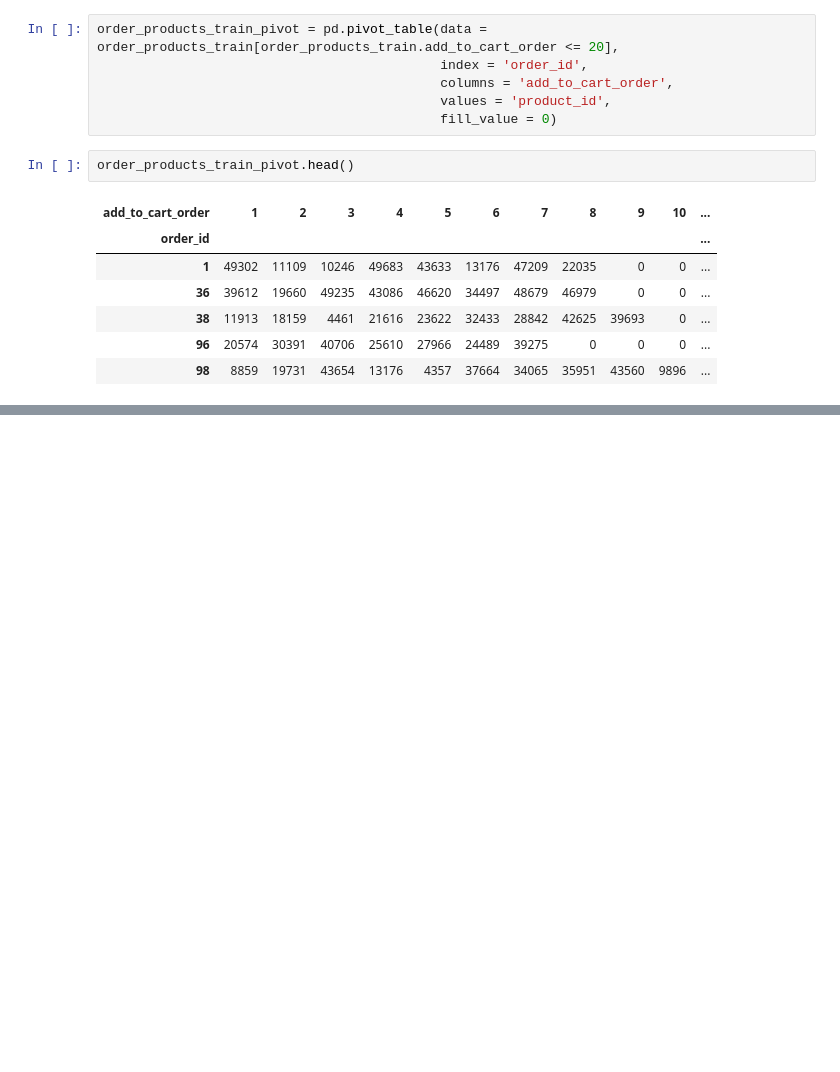
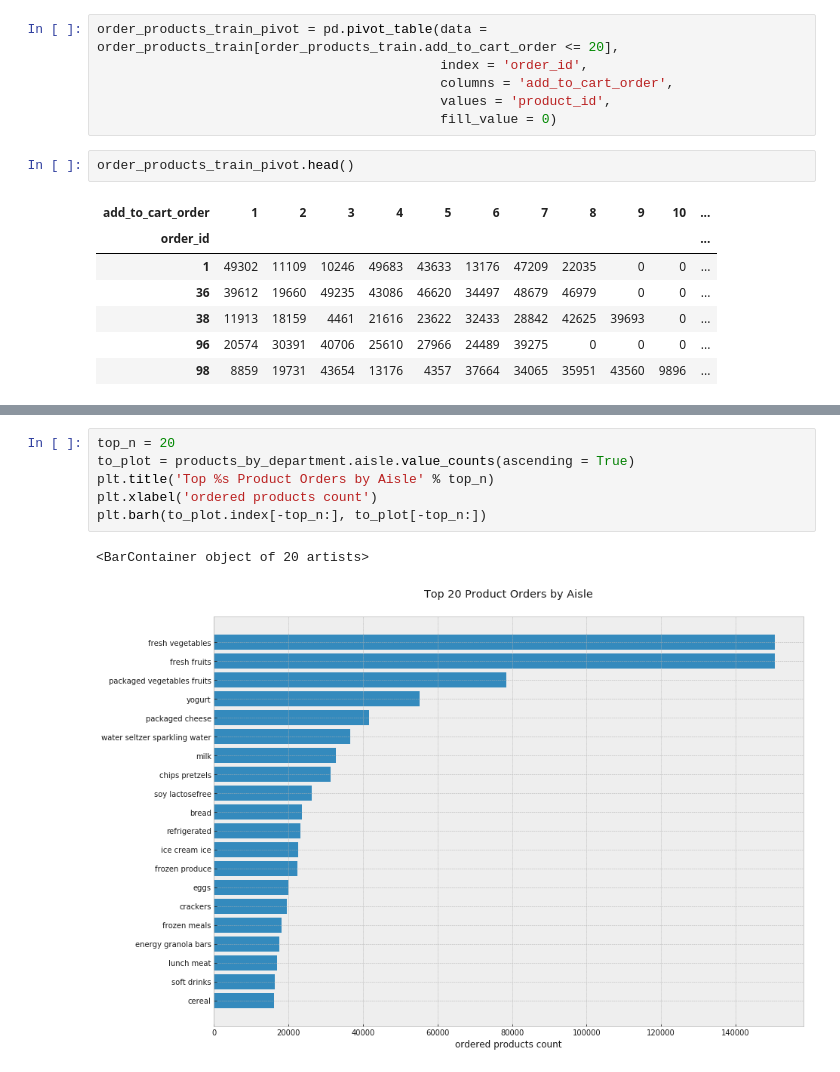
Before and after one commit to rossrco/analyses, a Jupyter notebook: instacart/instacart.ipynb, the cells around one changed output, grey strips where cells are left out. Cells and saved outputs as stored; diff of their text form; blank space fills up the shorter version.

```diff
--- a/instacart/instacart.ipynb
+++ b/instacart/instacart.ipynb
@@ -87,0 +135,9 @@ order_products_train_pivot.head()
+# %%
+top_n = 20
+to_plot = products_by_department.aisle.value_counts(ascending = True)
+plt.title('Top %s Product Orders by Aisle' % top_n)
+plt.xlabel('ordered products count')
+plt.barh(to_plot.index[-top_n:], to_plot[-top_n:])
+# %% [output]
+<BarContainer object of 20 artists>
+[figure, added]
```
Also changed, not shown: parts of 4 cells of this notebook.
